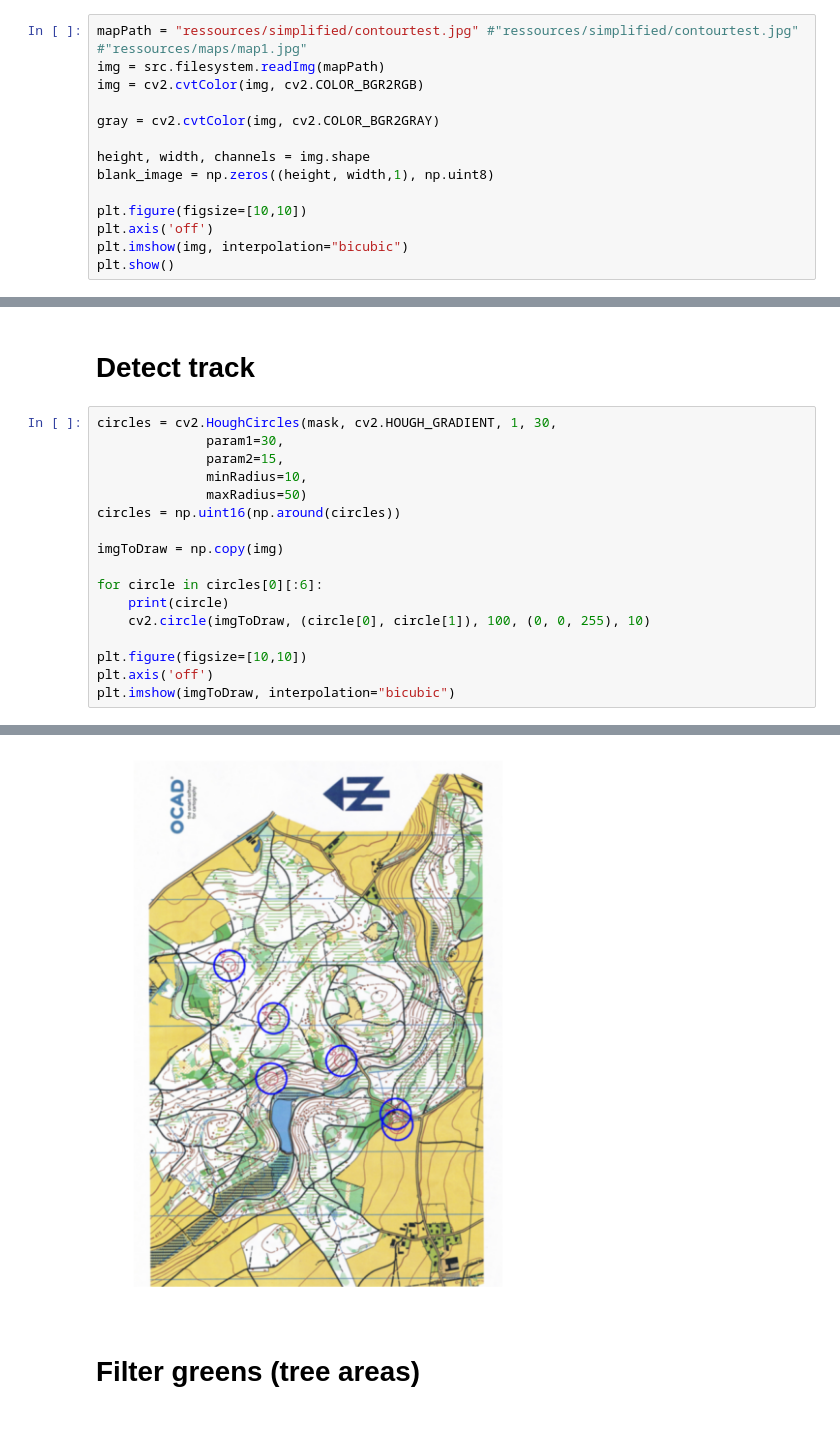
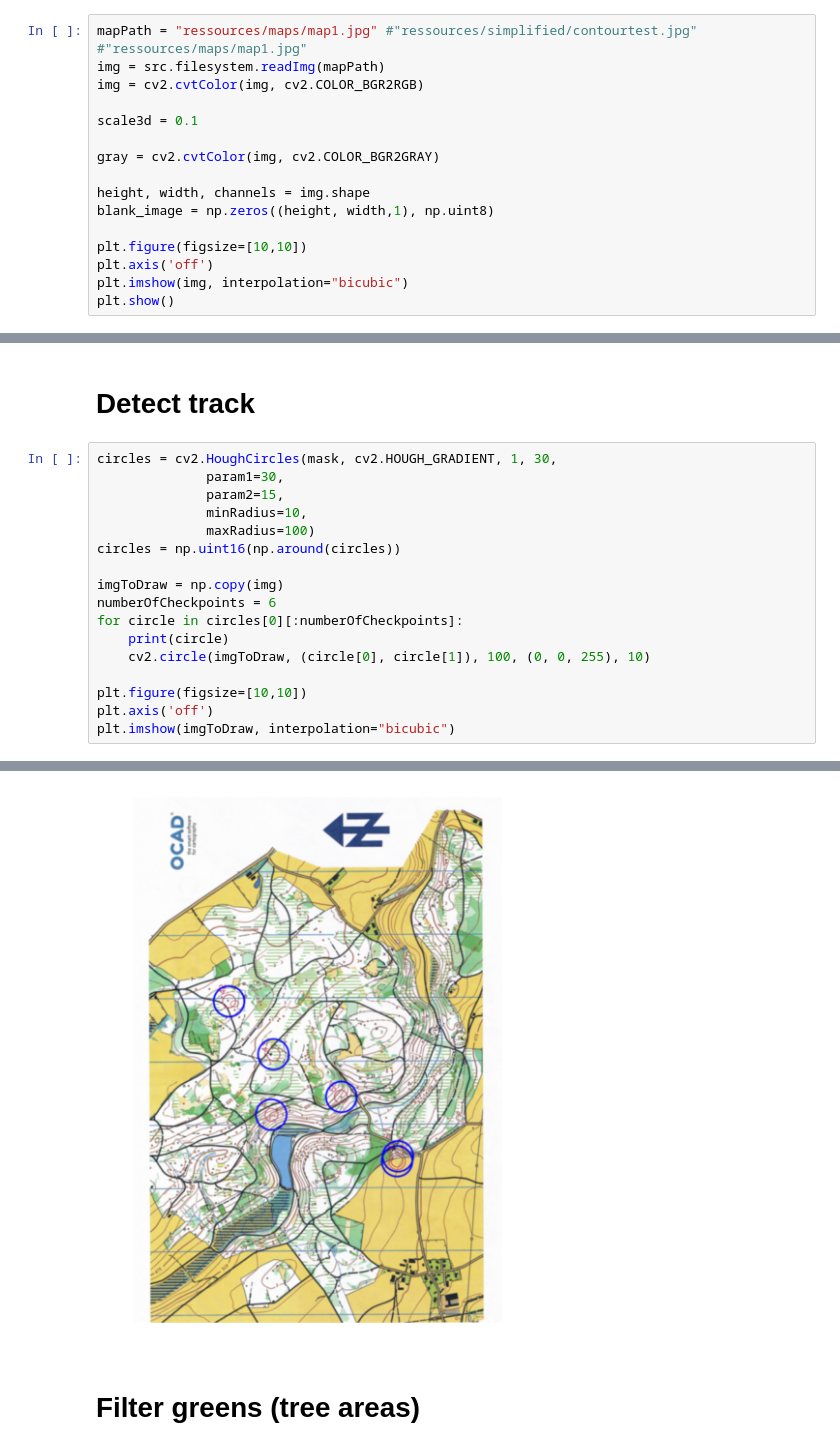
Before and after one commit to flavian112/olto3d, a Jupyter notebook: src/mapDigitalisation.ipynb, the cells around one changed output, grey strips where cells are left out. Cells and saved outputs as stored; diff of their text form.

```diff
--- a/src/mapDigitalisation.ipynb
+++ b/src/mapDigitalisation.ipynb
@@ -27,9 +19,11 @@ import src.test
 # %% [markdown]
 # Read image
 # %%
-mapPath = "ressources/simplified/contourtest.jpg" #"ressources/simplified/contourtest.jpg" #"ressources/maps/map1.jpg"
+mapPath = "ressources/maps/map1.jpg" #"ressources/simplified/contourtest.jpg" #"ressources/maps/map1.jpg"
 img = src.filesystem.readImg(mapPath)
 img = cv2.cvtColor(img, cv2.COLOR_BGR2RGB)
+
+scale3d = 0.1
 
 gray = cv2.cvtColor(img, cv2.COLOR_BGR2GRAY)
 
@@ -170,12 +158,12 @@ circles = cv2.HoughCircles(mask, cv2.HOUGH_GRADIENT, 1, 30,
               param1=30,
               param2=15,
               minRadius=10,
-              maxRadius=50)
+              maxRadius=100)
 circles = np.uint16(np.around(circles))
 
 imgToDraw = np.copy(img)
-
-for circle in circles[0][:6]:
+numberOfCheckpoints = 6
+for circle in circles[0][:numberOfCheckpoints]:
     print(circle)
     cv2.circle(imgToDraw, (circle[0], circle[1]), 100, (0, 0, 255), 10)
 
@@ -192,5 +180,5 @@ plt.imshow(imgToDraw, interpolation="bicubic")
 <matplotlib.image.AxesImage at 0x...>
-[figure, old version]
+[figure, new version]
 # %% [markdown]
 # Filter greens (tree areas)
 # %%
```
Also changed, not shown: parts of 12 cells of this notebook, 3 other files.
